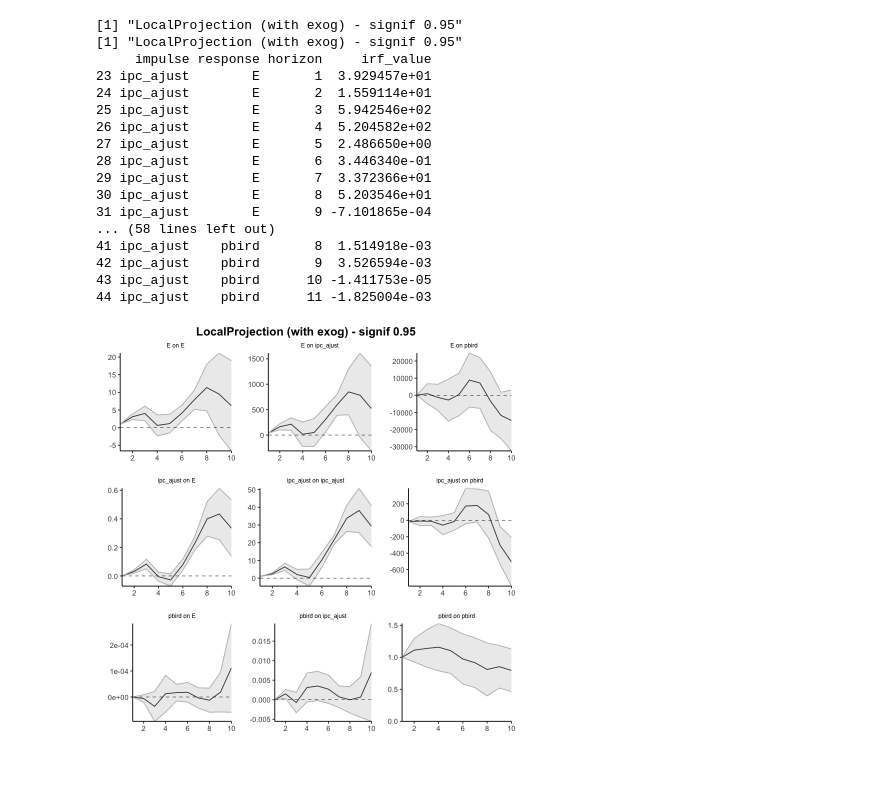
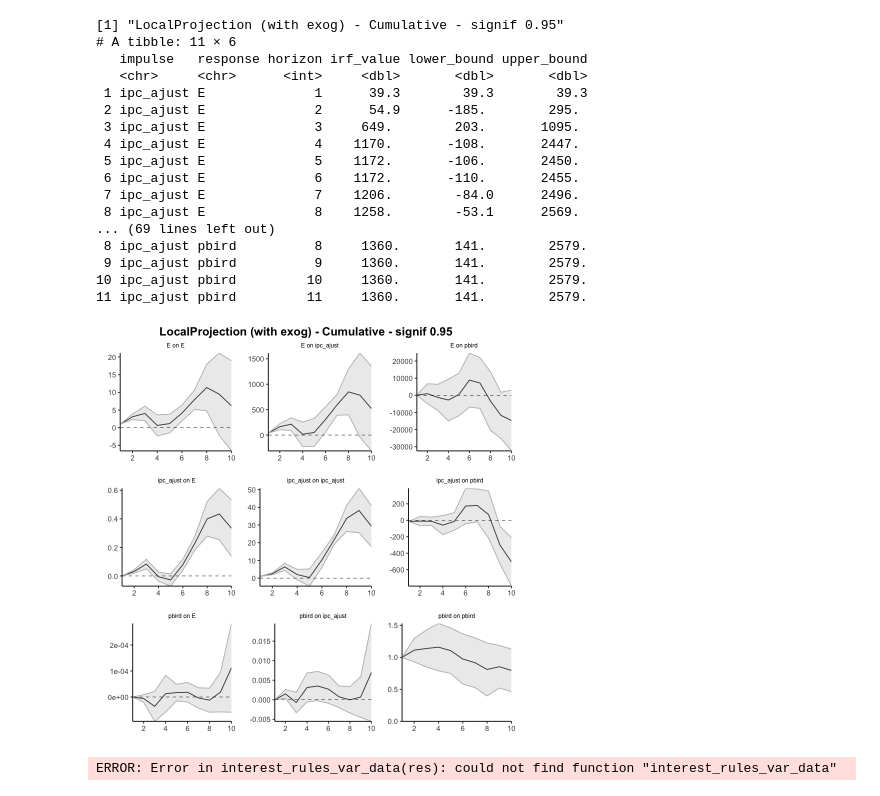
Before and after one commit to mbarrena/tesis, a Jupyter notebook: r_experiments/r_exps.ipynb, the cells around one changed output. Cells and saved outputs as stored; diff of their text form; code cells hidden in the pictures.

Commit message:
Cumulative working

```diff
--- a/r_experiments/r_exps.ipynb
+++ b/r_experiments/r_exps.ipynb
@@ -8,15 +8,16 @@ library(httr)
 library(reshape2)
 library(purrr)
 # %%
-run_lp_model <- function(data, endog, exog, max_lags, newey_lags = NULL, horizons = 10, signif, lags_exog = NULL) {
+run_lp_model <- function(data, endog, exog, max_lags, newey_lags = NULL, horizons = 10, signif, lags_exog = NULL, cumulative = FALSE) {
   # Map confidence levels to the corresponding values
   confint_map <- c("0.05" = 1.96, "0.32" = 1)
 
-  # Check if the provided significance level is valid
+  # Validate significance level
   if (!as.character(signif) %in% names(confint_map)) {
     stop("Invalid significance level. Use 0.05 for 95% or 0.32 for 68%.")
   }
 
+  # Process exogenous variables
   if (!is.null(exog)) {
     exog_data <- data[, exog, drop = FALSE]
     if (is.null(lags_exog)) {
@@ -26,10 +27,8 @@ run_lp_model <- function(data, endog, exog, max_lags, newey_lags = NULL, horizon
     exog_data = NULL
   }
 
-  # Select endogenous variables
+  # Select endogenous variables and ensure numeric conversion
   endog_data <- data[, endog, drop = FALSE]
-
-  # Convert to numeric (ensure proper model fitting)
   endog_data <- data.frame(lapply(endog_data, as.numeric))
 
   # Run the local projections model
@@ -48,13 +47,14 @@ run_lp_model <- function(data, endog, exog, max_lags, newey_lags = NULL, horizon
   title_text <- paste0(
     "LocalProjection ",
     if (!is.null(exog)) "(with exog)" else "(without exog)",
-    " - signif ", 1-signif
+    if (cumulative) " - Cumulative" else "",
+    " - signif ", 1 - signif
   )
 
   plotlp(results_lin, endog = endog, title_text = title_text)
 
-  print(title_text)
-  pretty_results(results_lin = results_lin, endog_vars = endog)
+  # Process and print results with cumulative option
+  pretty_results(results_lin = results_lin, endog_vars = endog, cumulative = cumulative)
 
   return(results_lin)
 }
@@ -73,7 +73,7 @@ plotlp <- function(results_lin, endog, title_text) {
   print(final_plot)
 }
 
-pretty_results <- function(results_lin, endog_vars) {
+pretty_results <- function(results_lin, endog_vars, cumulative = FALSE) {
   # Extract IRF values, lower and upper bounds
   irf_array <- results_lin$irf_lin_mean
   lower_bound_array <- results_lin$irf_lin_low
@@ -111,10 +111,24 @@ pretty_results <- function(results_lin, endog_vars) {
   # Order by impulse, response, then horizon
   irf_df <- irf_df[order(irf_df$impulse, irf_df$response, irf_df$horizon), ]
 
+  # Apply cumulative sum if needed
+  if (cumulative) {
+    irf_df <- irf_df %>%
+      dplyr::group_by(impulse, response) %>%
+      dplyr::mutate(
+        irf_value = cumsum(irf_value),
+        lower_bound = cumsum(lower_bound),
+        upper_bound = cumsum(upper_bound)
+      ) %>%
+      dplyr::ungroup()
+  }
+
   # Remove row names (drop index numbers)
   row.names(irf_df) <- NULL
 
-  # Create a copy with mapped names
+  irf_df <- as.data.frame(irf_df)
+
+  # Map impulse and response numbers to names
   irf_named_df <- irf_df
   irf_named_df$impulse <- endog_vars[irf_named_df$impulse]
   irf_named_df$response <- endog_vars[irf_named_df$response]
@@ -143,28 +157,32 @@ Response [https://raw.githubusercontent.com/mbarrena/tesis/refs/heads/main/data/
 # %%
-res <- run_lp_model(data, endog=c("E", "ipc_ajust", "pbird"), exog=c("impp_usa"), max_lags = 3, newey_lags = 4, signif = 0.05)
+res <- run_lp_model(data, endog=c("E", "ipc_ajust", "pbird"), exog=c("impp_usa"), max_lags = 3, newey_lags = 4, signif = 0.05, cumulative=TRUE)
 #run_lp_model(data, endog=c("E", "ipc_ajust", "pbird"), exog=c("impp_usa"), max_lags = 3, newey_lags = 4, signif = 0.32)
 #run_lp_model(data, endog=c("E", "ipc_ajust", "pbird"), exog=c("impp_usa"), max_lags = 3, signif = 0.05)
 #run_lp_model(data, endog=c("E", "ipc_ajust", "pbird"), exog=c("impp_usa"), max_lags = 3, signif = 0.32)
 #run_lp_model(data, endog=c("impp_usa", "E", "ipc_ajust", "pbird"), max_lags = 3, newey_lags = 4, signif = 0.05)
 #run_lp_model(data, endog=c("impp_usa", "E", "ipc_ajust", "pbird"), max_lags = 3, newey_lags = 4, signif = 0.32)
 #run_lp_model(data, endog=c("impp_usa", "E", "ipc_ajust", "pbird"), max_lags = 3, signif = 0.05)
 #run_lp_model(data, endog=c("impp_usa", "E", "ipc_ajust", "pbird"), max_lags = 3, signif = 0.32)
 # %% [output]
-[1] "LocalProjection (with exog) - signif 0.95"
-[1] "LocalProjection (with exog) - signif 0.95"
-     impulse response horizon     irf_value
-23 ipc_ajust        E       1  3.929457e+01
-24 ipc_ajust        E       2  1.559114e+01
-25 ipc_ajust        E       3  5.942546e+02
-26 ipc_ajust        E       4  5.204582e+02
-27 ipc_ajust        E       5  2.486650e+00
-28 ipc_ajust        E       6  3.446340e-01
-29 ipc_ajust        E       7  3.372366e+01
-30 ipc_ajust        E       8  5.203546e+01
-31 ipc_ajust        E       9 -7.101865e-04
-... (58 lines left out)
-41 ipc_ajust    pbird       8  1.514918e-03
-42 ipc_ajust    pbird       9  3.526594e-03
-43 ipc_ajust    pbird      10 -1.411753e-05
-44 ipc_ajust    pbird      11 -1.825004e-03
+[1] "LocalProjection (with exog) - Cumulative - signif 0.95"
+# A tibble: 11 × 6
+   impulse   response horizon irf_value lower_bound upper_bound
+   <chr>     <chr>      <int>     <dbl>       <dbl>       <dbl>
+ 1 ipc_ajust E              1      39.3        39.3        39.3
+ 2 ipc_ajust E              2      54.9      -185.        295.
+ 3 ipc_ajust E              3     649.        203.       1095.
+ 4 ipc_ajust E              4    1170.       -108.       2447.
+ 5 ipc_ajust E              5    1172.       -106.       2450.
+ 6 ipc_ajust E              6    1172.       -110.       2455.
+ 7 ipc_ajust E              7    1206.        -84.0      2496.
+ 8 ipc_ajust E              8    1258.        -53.1      2569.
+... (69 lines left out)
+ 8 ipc_ajust pbird          8     1360.       141.        2579.
+ 9 ipc_ajust pbird          9     1360.       141.        2579.
+10 ipc_ajust pbird         10     1360.       141.        2579.
+11 ipc_ajust pbird         11     1360.       141.        2579.
-[figure, old version]
+[figure, new version]
+# %%
+interest_rules_var_data(res)
+# %% [output]
+ERROR: Error in interest_rules_var_data(res): could not find function "interest_rules_var_data"
```
Also changed, not shown: parts of 1 cell of this notebook.
